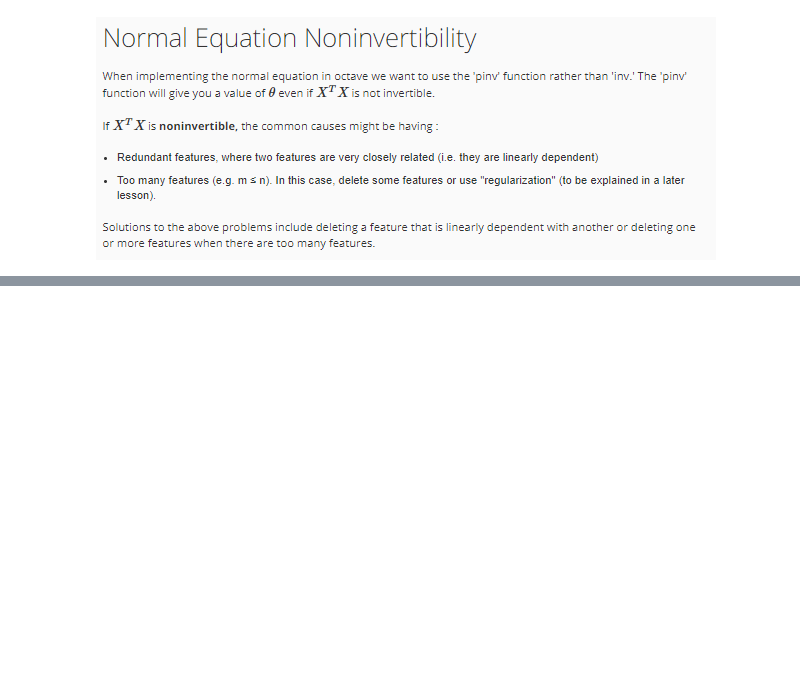
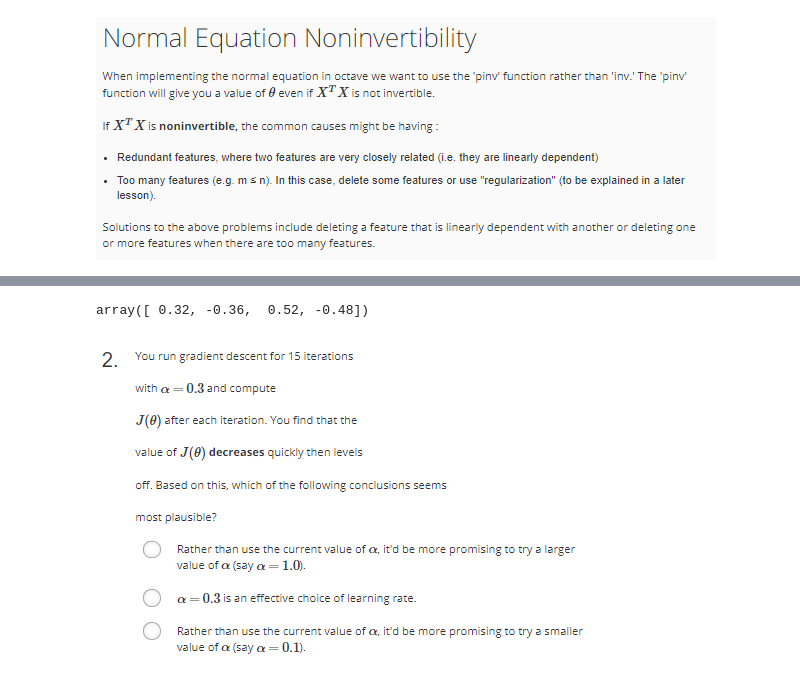
Before and after one commit to louloret/Andrew-NG-Machine-Learning, a Jupyter notebook: Week 2 Multivariate Linear Regression-checkpoint.ipynb, the cells around one changed output, grey strips where cells are left out. Cells and saved outputs as stored; diff of their text form; code cells hidden in the pictures; blank space fills up the shorter version.

```diff
--- a/Week 2 Multivariate Linear Regression-checkpoint.ipynb
+++ b/Week 2 Multivariate Linear Regression-checkpoint.ipynb
@@ -119,0 +126,13 @@ Image(filename = path + "conclusion.png")
+# %%
+x1 = np.array([89,72,94,69])
+min_x1 = np.min(x1)
+max_x1 = np.max(x1)
+range_x1 = max_x1 - min_x1
+mean_x1 = np.mean([89,72,94,69])
+
+norm_x1 = (x1 - mean_x1)/ range_x1
+norm_x1
+
+#answer = 0.52
+# %% [output]
+array([ 0.32, -0.36,  0.52, -0.48])
@@ -119,0 +141,4 @@ Image(filename = path + "conclusion.png")
+# %%
+Image(filename = path + "week2_question2.png")
+# %% [output]
+[figure, added]
```
Also changed, not shown: parts of 10 cells of this notebook.
